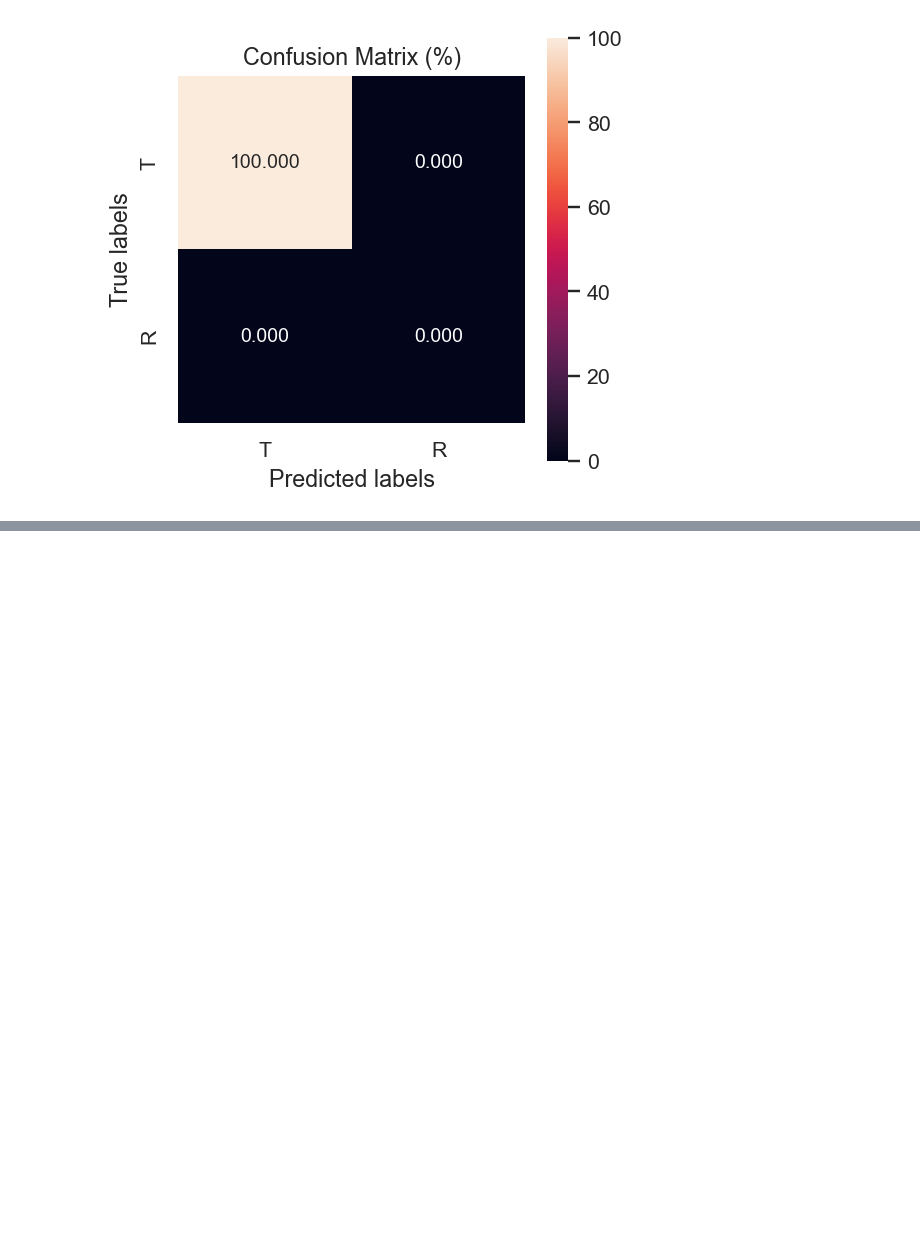
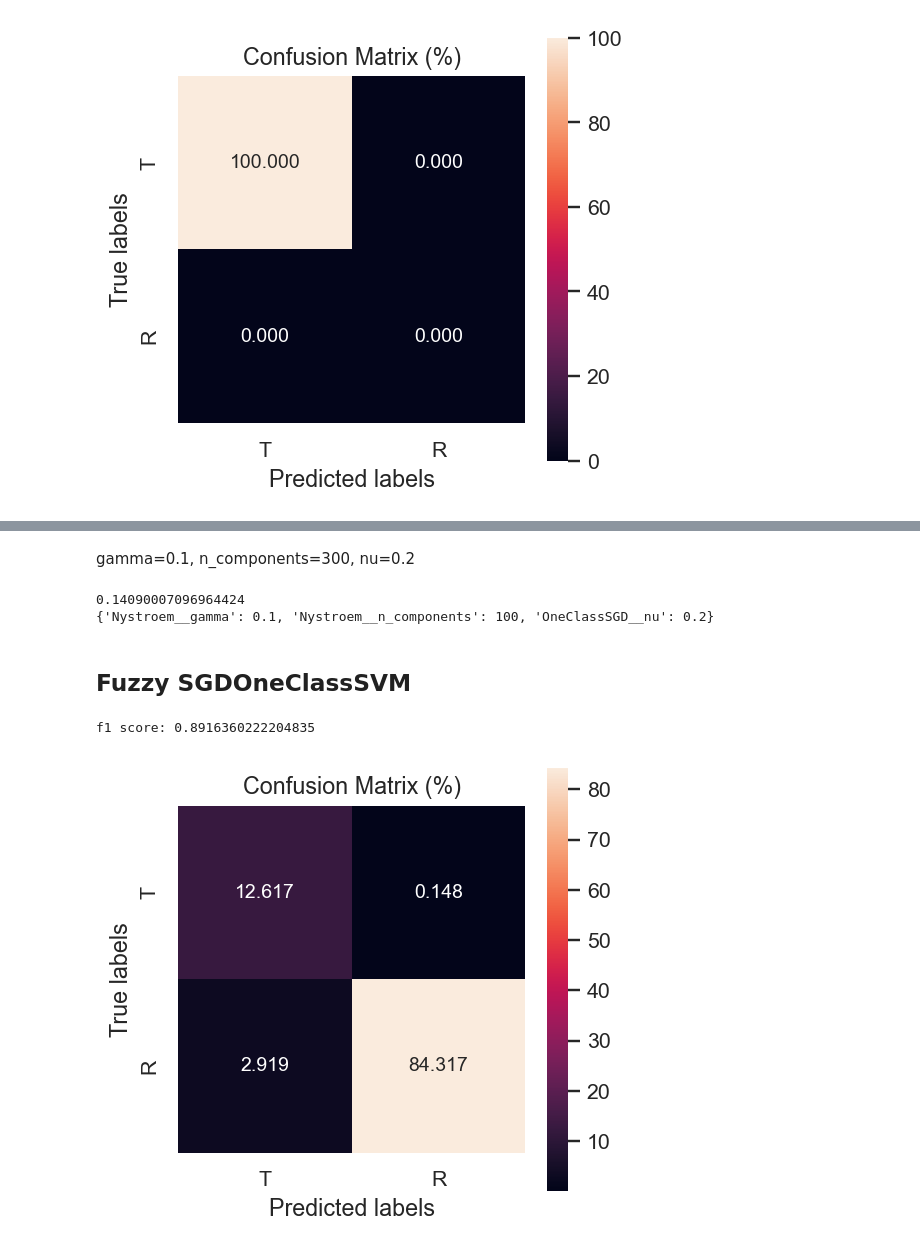
Before and after one commit to DanilaRedin/CAN_IDS, a Jupyter notebook: ids.ipynb, the cells around one changed output, grey strips where cells are left out. Drawn from its saved outputs; the diff is of its cells as text; code cells hidden in the pictures; blank space fills up the shorter version.

Commit message:
Added supervised estimators for fuzzy and dos attacks. So far tuned params for fuzzy (max f1 0.97), for dos is poor (virtually 0)

```diff
--- a/ids.ipynb
+++ b/ids.ipynb
@@ -657,0 +411,30 @@ f1 score (Test set): 0.662360779128312
+# %% [markdown]
+gamma=0.1, n_components=300, nu=0.2
+# %%
+print(search.best_score_)
+print(search.best_params_)
+# %% [output]
+0.14090007096964424
+{'Nystroem__gamma': 0.1, 'Nystroem__n_components': 100, 'OneClassSGD__nu': 0.2}
+# %% [markdown]
+## Fuzzy SGDOneClassSVM
+# %%
+oneclass_fuzzy = Pipeline(
+    [
+        ('Nystroem', Nystroem(n_components=300,gamma=0.101)),
+        ('OneClassSGD', SGDOneClassSVM(nu=0.2, tol=1e-4))
+    ]
+)
+
+oneclass_fuzzy.fit(Xfuzzy_train)
+oneclass_fuzzy_pred = oneclass_fuzzy.predict(Xfuzzy_test)
+oneclass_fuzzy_pred = pd.Series(oneclass_fuzzy_pred).replace({1:'R', -1:'T'})
+
+f1score = f1_score(yfuzzy_test, oneclass_fuzzy_pred, labels=['T', 'R'], pos_label='T')
+print(f"f1 score: {f1score}")
+# %% [output]
+f1 score: 0.8916360222204835
+# %%
+plot_confmat(yfuzzy_test, oneclass_fuzzy_pred)
+# %% [output]
+[figure, added]
```
Also changed, not shown: parts of 67 cells of this notebook.
